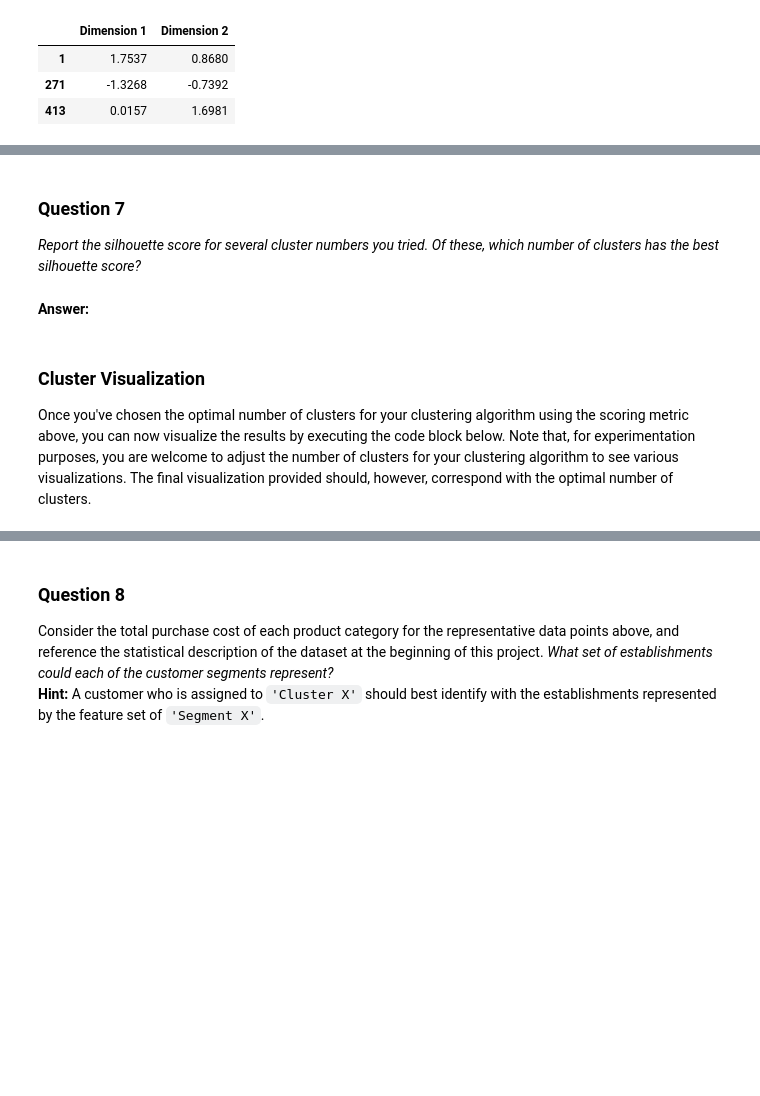
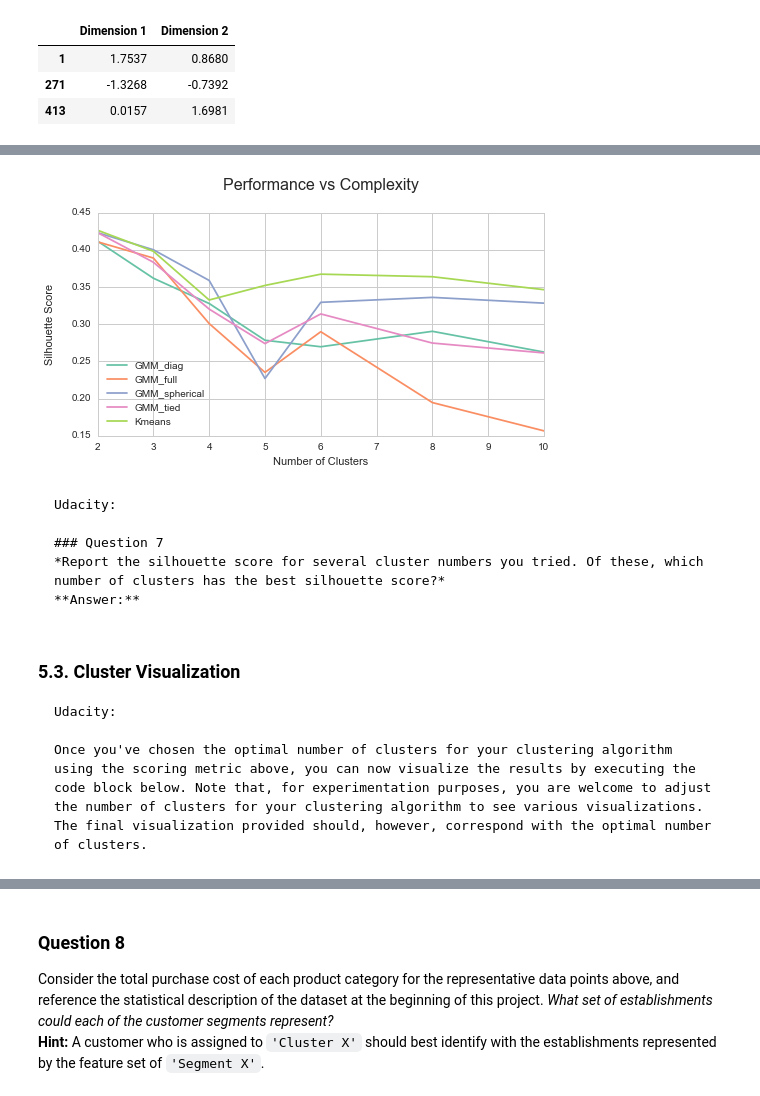
Before and after one commit to ucaiado/Customer_Segments, a Jupyter notebook: customer_segments.ipynb, the cells around one changed output, grey strips where cells are left out. Saved outputs shown, nothing was run; the diff lists cells and outputs as text; code cells hidden in the pictures; blank space fills up the shorter version.

Commit message:
start to implementing the cluster algorithm

````diff
--- a/customer_segments.ipynb
+++ b/customer_segments.ipynb
@@ -583,3 +588,42 @@ In the code block below, you will need to implement the following:
  - Import sklearn.metrics.silhouette_score and calculate the silhouette score of `reduced_data` against `preds`.
    - Assign the silhouette score to `score` and print the result.
 ```
+# %%
+from sklearn import metrics
+from sklearn.cluster import KMeans
+from sklearn.mixture import GMM
+import time
+
+
+range_n_clusters = [2, 3, 4, 5, 6, 8, 10]
+
+f_st = time.time()
+d_model = {"Kmeans": {}}
+for n_clusters in range_n_clusters:
+    # TODO: Apply your clustering algorithm of choice to the reduced data
+    clusterer = KMeans(n_clusters=n_clusters, random_state=10)
+    preds = clusterer.fit_predict(reduced_data)
+#     centers
+    sample_preds = clusterer.predict(pca_samples)
+    score = metrics.silhouette_score(reduced_data, preds)
+    d_model["Kmeans"][n_clusters] = score
+print "K-Means took {:0.2f} seconds to run over all complexity space".format(time.time() - f_st)
+
+f_avg = 0
+for covar_type in ['spherical', 'diag', 'tied', 'full']:
+    f_st = time.time()
+    d_model["GMM_{}".format(covar_type)] = {}
+    for n_clusters in range_n_clusters:
+        # TODO: Apply your clustering algorithm of choice to the reduced data
+        clusterer = GMM(n_components=n_clusters,
+                        covariance_type=covar_type,
+                        random_state=10)
+        clusterer.fit(reduced_data)
+        preds = clusterer.predict(reduced_data)
+    #     centers
+        sample_preds = clusterer.predict(pca_samples)
+        score = metrics.silhouette_score(reduced_data, preds)
+        d_model["GMM_{}".format(covar_type)][n_clusters] = score
+        f_avg += time.time() - f_st
+
+print "GMM took {:0.2f} seconds on average to run over all complexity space".format(f_avg / 4.)
@@ -585,0 +633,8 @@ In the code block below, you will need to implement the following:
+# %%
+import pandas as pd
+ax = pd.DataFrame(d_model).plot()
+ax.set_xlabel("Number of Clusters")
+ax.set_ylabel("Silhouette Score\n")
+ax.set_title("Performance vs Complexity\n", fontsize = 16);
+# %% [output]
+[figure, added]
@@ -601,11 +663,19 @@ score = None
 # %% [markdown]
+```
+Udacity:
+
 ### Question 7
 *Report the silhouette score for several cluster numbers you tried. Of these, which number of clusters has the best silhouette score?*
+**Answer:**
+```
-# %% [markdown]
-**Answer:**
 # %% [markdown]
-### Cluster Visualization
+### 5.3. Cluster Visualization
+
+```
+Udacity:
+
 Once you've chosen the optimal number of clusters for your clustering algorithm using the scoring metric above, you can now visualize the results by executing the code block below. Note that, for experimentation purposes, you are welcome to adjust the number of clusters for your clustering algorithm to see various visualizations. The final visualization provided should, however, correspond with the optimal number of clusters.
+```
 # %%
 # Display the results of the clustering from implementation
 rs.cluster_results(reduced_data, preds, centers, pca_samples)
````
Also changed, not shown: parts of 6 cells of this notebook.
